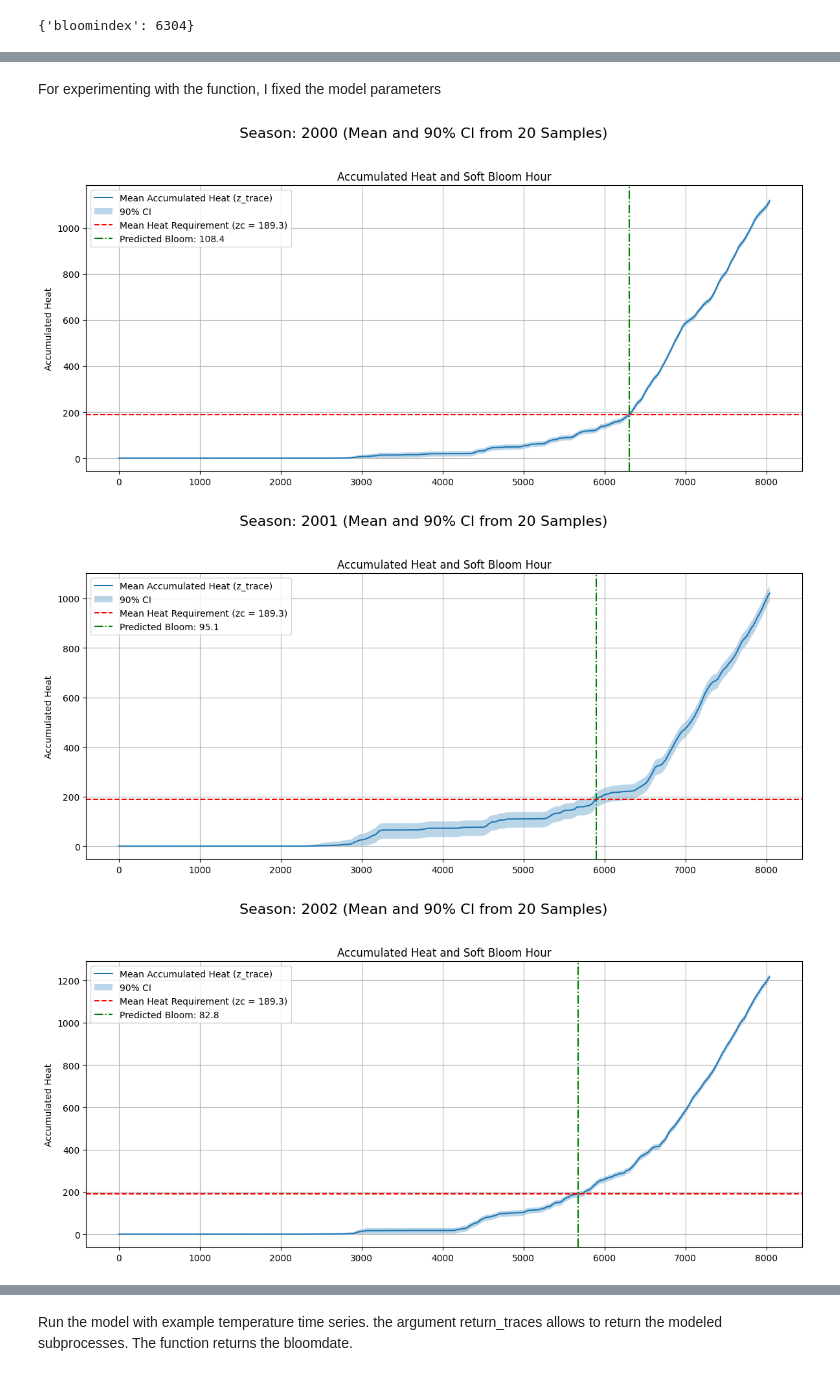
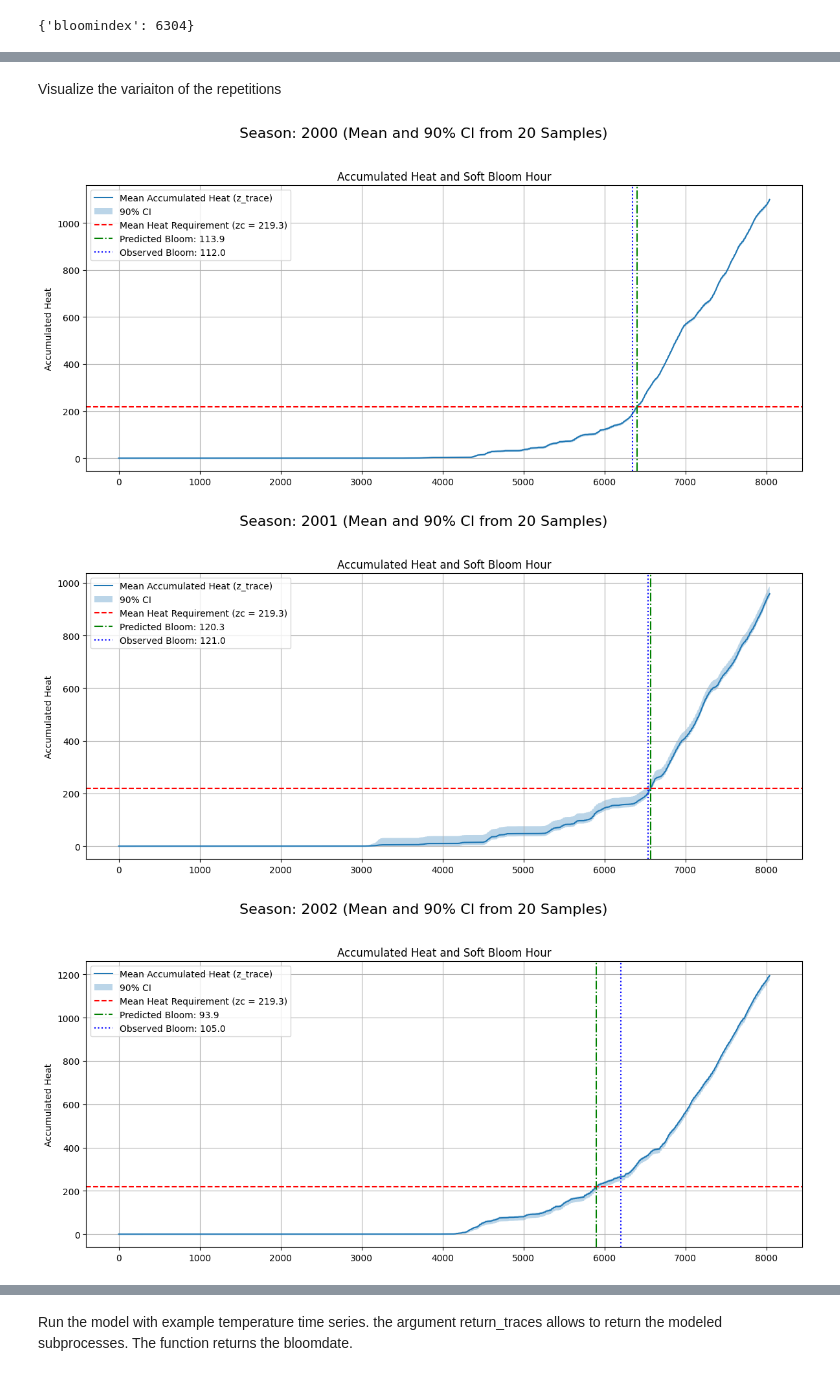
Before and after one commit to larscaspersen/phenoflex_meets_bayes, a Jupyter notebook: hybridmodel_phenoflex.ipynb, the cells around one changed output, grey strips where cells are left out. Cells and saved outputs as stored; diff of their text form; code cells hidden in the pictures.

```diff
--- a/hybridmodel_phenoflex.ipynb
+++ b/hybridmodel_phenoflex.ipynb
@@ -258,0 +228,17 @@ plt.show()
+# %%
+fig, axes = plt.subplots(1, 2, figsize=(12, 5))
+
+# First plot (y)
+axes[0].plot(test['y'])
+axes[0].set_xlabel('Time (hours)')
+axes[0].set_ylabel('Stable Chill Pool (y)')
+axes[0].set_title('Stable Chill Pool Accumulation (y)')
+
+# Second plot (z)
+axes[1].plot(test['z'])
+axes[1].set_xlabel('Time (hours)')
+axes[1].set_ylabel('Stable Chill Pool (z)')
+axes[1].set_title('Stable Chill Pool Accumulation (z)')
+
+plt.tight_layout()
+plt.show()
@@ -366,8 +354,8 @@ def phenoflex_numpyro(
     """
 
     # ── Priors ────────────────────────────────────────────────────────────────
-    yc    = numpyro.sample("yc",    dist.Normal(40.0,  10.0))
-    zc    = numpyro.sample("zc",    dist.Normal(190.0, 30.0))
+    yc    = numpyro.sample("yc",    dist.Normal(65.0,  10.0))
+    zc    = numpyro.sample("zc",    dist.Normal(220.0, 30.0))
     s1    = numpyro.sample("s1",    dist.Beta(2.0, 2.0))
     E0    = numpyro.sample("E0",    dist.Normal(4153.5, 200.0))
     E1    = numpyro.sample("E1",    dist.Normal(12888.8, 500.0))
@@ -575,7 +604,7 @@ FIXED_PARAMS = dict(
 
 # ── Run ───────────────────────────────────────────────────────────────────────
 
-years = np.arange(2000,2010)
+years = np.arange(2000,2009)
 seasons = gen_season_list(KA_temp_hourly, years=years)
 temps, times, start_doys, bloom_doys, leap_years = prepare_seasons(
     seasons, KA_bloom, years
@@ -621,5 +650,5 @@ Predicted bloom DOY: [[111.71561   97.954895  89.144714  94.13031   95.30838   9
-# %% [markdown]
-For experimenting with the function, I fixed the model parameters
+# %% [markdown]
+Visualize the variaiton of the repetitions
 # %%
 import matplotlib.pyplot as plt
 import jax.numpy as jnp
@@ -681,34 +710,55 @@ for i_season in range(num_seasons_in_preds):
 
     season_year = years[i_season]
 
+    # Get the observed bloom DOY for the current season
+    observed_bloom_doy_val = bloom_doys[i_season]
+    start_doy_val = start_doys[i_season]
+    current_season_leap_year_info = leap_years[i_season-1] # This comes from check_leap_year([y - 1 for y in years])
+
+    # Determine days in year for the season the bloom crosses over
+    days_in_current_year_for_bloom = jnp.where(current_season_leap_year_info, 366.0, 365.0)
+
+    # Adjust observed_bloom_doy if it wraps around to the next year
+    adjusted_observed_bloom_doy = jnp.where(
+        observed_bloom_doy_val < start_doy_val,
+        observed_bloom_doy_val + days_in_current_year_for_bloom,
+        observed_bloom_doy_val
+    )
+
+    # Calculate the observed bloom hour relative to the start of the season
+    # The bloom_doy_pred is relative to start_doy, so convert observed_bloom_doy to relative hours.
+    # `start_doys` is an array, so we need the element corresponding to the current season
+    observed_bloom_hour = (adjusted_observed_bloom_doy - start_doy_val + 0.5) * 24.0
+
     # Create a single subplot instead of two
     fig, ax1 = plt.subplots(1, 1, figsize=(12, 6), sharex=True)
     fig.suptitle(f'Season: {season_year} (Mean and 90% CI from {num_samples_in_preds} Samples)', fontsize=16)
 
     # Subplot 1: Z-trace (Accumulated Heat) and Zc threshold
     ax1.plot(hours_for_plotting, mean_z_trace, label='Mean Accumulated Heat (z_trace)')
     ax1.fill_between(hours_for_plotting, lower_z_trace, upper_z_trace, alpha=0.3, label='90% CI')
     ax1.axhline(mean_zc, color='r', linestyle='--', label=f'Mean Heat Requirement (zc = {mean_zc:.1f})')
     ax1.axvline(bloom_hour_mean_z, color='g', linestyle='-.', label=f'Predicted Bloom: {mean_bloom_doy_pred:.1f}')
+    ax1.axvline(observed_bloom_hour, color='b', linestyle=':', label=f'Observed Bloom: {observed_bloom_doy_val:.1f}') # Add observed bloom date
     ax1.set_ylabel('Accumulated Heat')
     ax1.set_title('Accumulated Heat and Soft Bloom Hour')
     ax1.legend()
     ax1.grid(True)
 
     # --- Start of commented out second subplot code ---
     # Subplot 2: Y-trace (Stable Chill Pool)
     # ax2.plot(hours_for_plotting, mean_y_trace, label='Mean Stable Chill Pool (y_trace)', color='purple')
     # ax2.fill_between(hours_for_plotting, lower_y_trace, upper_y_trace, color='purple', alpha=0.3, label='90% CI')
     # ax2.set_xlabel('Time (hours)')
     # ax2.set_ylabel('Stable Chill Pool')
     # ax2.set_title(f'Stable Chill Pool Accumulation. Mean Predicted Bloom DOY: {mean_bloom_doy_pred:.2f}')
     # ax2.legend()
     # ax2.grid(True)
     # --- End of commented out second subplot code ---
 
     plt.tight_layout(rect=[0, 0.03, 1, 0.95]) # Adjust layout to make space for suptitle
     plt.show()
 # %% [output]
-[figure, old version]
+[figure, new version]
-[figure, old version]
+[figure, new version]
-[figure, old version]
+[figure, new version]
```
Also changed, not shown: parts of 21 cells of this notebook.
